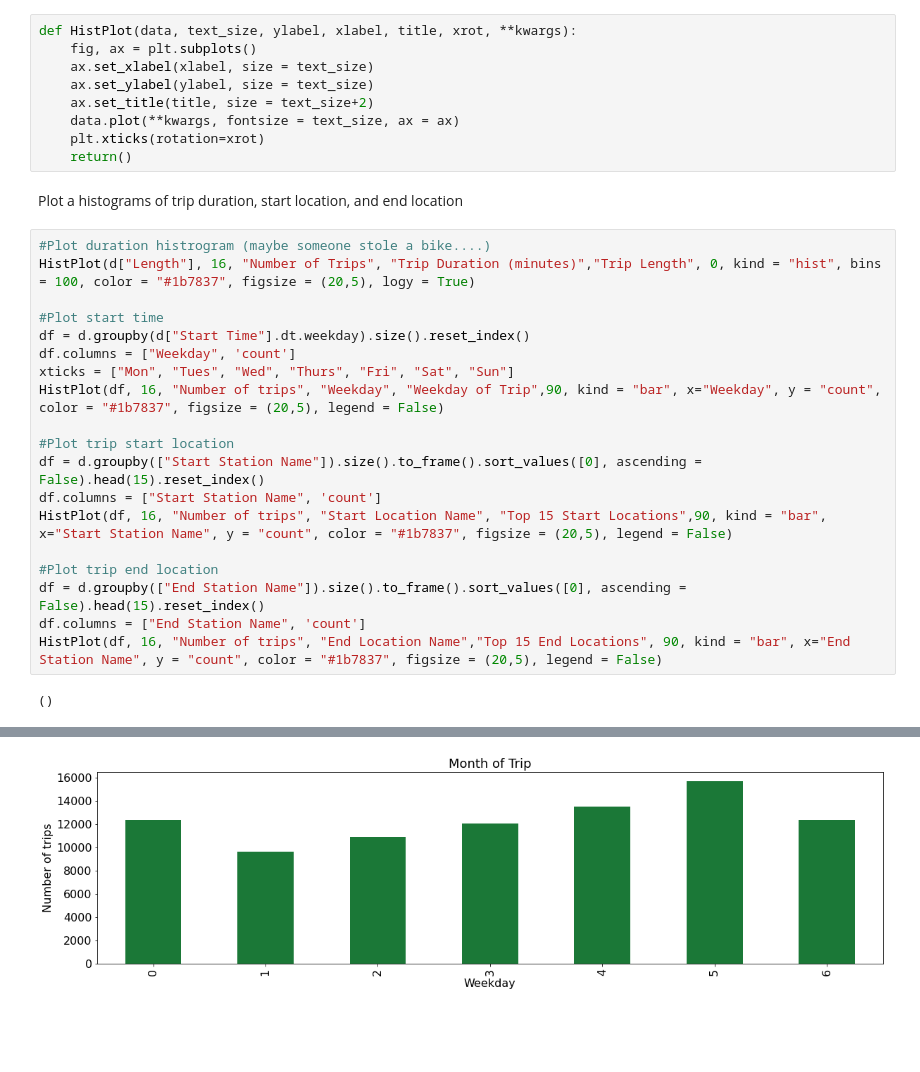
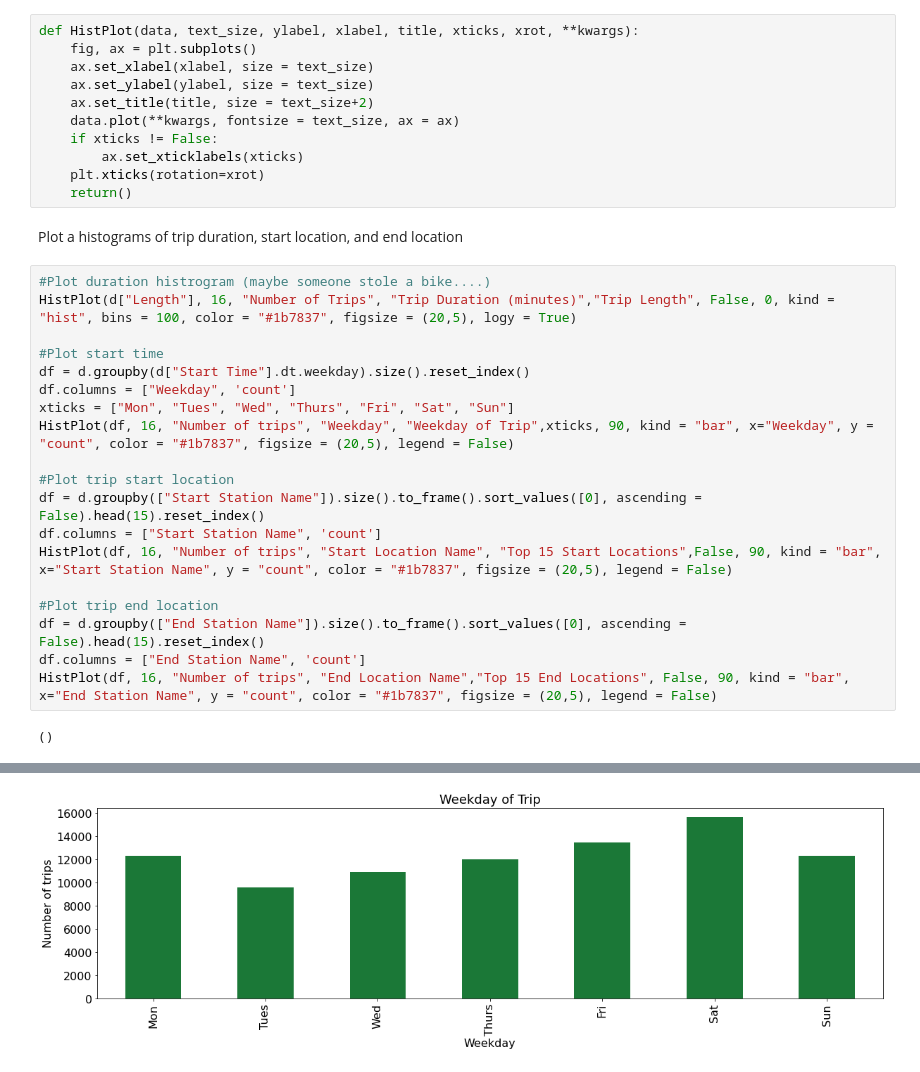
Before and after one commit to smcgibbo/TorontoBike, a Jupyter notebook: Temporal_Usage.ipynb, the cells around one changed output, grey strips where cells are left out. Saved outputs shown, nothing was run; the diff lists cells and outputs as text; blank space fills up the shorter version.

```diff
--- a/Temporal_Usage.ipynb
+++ b/Temporal_Usage.ipynb
@@ -57,38 +57,40 @@ Data dataframe columns
 # %% [markdown]
 #### Define simple numerical data histogram plotting function
 # %%
-def HistPlot(data, text_size, ylabel, xlabel, title, xrot, **kwargs):
+def HistPlot(data, text_size, ylabel, xlabel, title, xticks, xrot, **kwargs):
     fig, ax = plt.subplots()
     ax.set_xlabel(xlabel, size = text_size)
     ax.set_ylabel(ylabel, size = text_size)
     ax.set_title(title, size = text_size+2)
     data.plot(**kwargs, fontsize = text_size, ax = ax)
+    if xticks != False:
+        ax.set_xticklabels(xticks)
     plt.xticks(rotation=xrot)
     return()
 # %% [markdown]
 Plot a histograms of trip duration, start location, and end location
 # %%
 #Plot duration histrogram (maybe someone stole a bike....)
-HistPlot(d["Length"], 16, "Number of Trips", "Trip Duration (minutes)","Trip Length", 0, kind = "hist", bins = 100, color = "#1b7837", figsize = (20,5), logy = True)
+HistPlot(d["Length"], 16, "Number of Trips", "Trip Duration (minutes)","Trip Length", False, 0, kind = "hist", bins = 100, color = "#1b7837", figsize = (20,5), logy = True)
 
 #Plot start time
 df = d.groupby(d["Start Time"].dt.weekday).size().reset_index()
 df.columns = ["Weekday", 'count']
 xticks = ["Mon", "Tues", "Wed", "Thurs", "Fri", "Sat", "Sun"]
-HistPlot(df, 16, "Number of trips", "Weekday", "Weekday of Trip",90, kind = "bar", x="Weekday", y = "count", color = "#1b7837", figsize = (20,5), legend = False)
+HistPlot(df, 16, "Number of trips", "Weekday", "Weekday of Trip",xticks, 90, kind = "bar", x="Weekday", y = "count", color = "#1b7837", figsize = (20,5), legend = False)
 
 #Plot trip start location
 df = d.groupby(["Start Station Name"]).size().to_frame().sort_values([0], ascending = False).head(15).reset_index()
 df.columns = ["Start Station Name", 'count']
-HistPlot(df, 16, "Number of trips", "Start Location Name", "Top 15 Start Locations",90, kind = "bar", x="Start Station Name", y = "count", color = "#1b7837", figsize = (20,5), legend = False)
+HistPlot(df, 16, "Number of trips", "Start Location Name", "Top 15 Start Locations",False, 90, kind = "bar", x="Start Station Name", y = "count", color = "#1b7837", figsize = (20,5), legend = False)
 
 #Plot trip end location
 df = d.groupby(["End Station Name"]).size().to_frame().sort_values([0], ascending = False).head(15).reset_index()
 df.columns = ["End Station Name", 'count']
-HistPlot(df, 16, "Number of trips", "End Location Name","Top 15 End Locations", 90, kind = "bar", x="End Station Name", y = "count", color = "#1b7837", figsize = (20,5), legend = False)
+HistPlot(df, 16, "Number of trips", "End Location Name","Top 15 End Locations", False, 90, kind = "bar", x="End Station Name", y = "count", color = "#1b7837", figsize = (20,5), legend = False)
 # %% [output]
 ()
 [figure]
-[figure, old version]
+[figure, new version]
 [figure]
 [figure]
```
Also changed, not shown: parts of 1 cell of this notebook, 1 other file.
